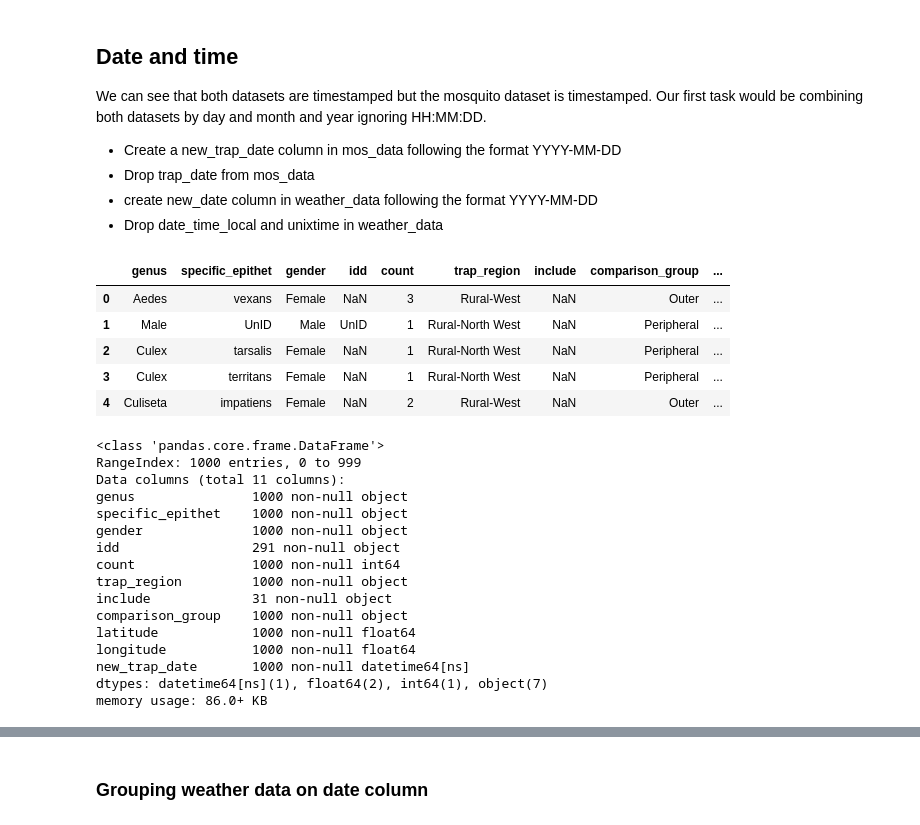
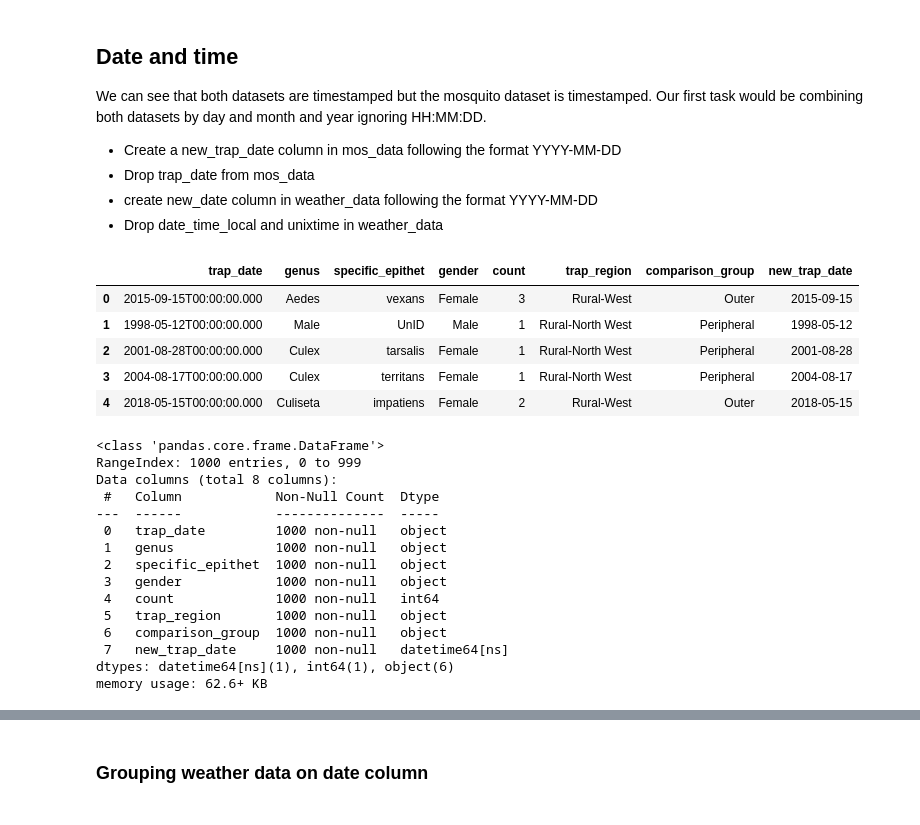
Before and after one commit to essamgouda97/ECE720-project1, a Jupyter notebook: task1_secondtrail.ipynb, the cells around one changed output, grey strips where cells are left out. Drawn from its saved outputs; the diff is of its cells as text; code cells hidden in the pictures.

```diff
--- a/task1_secondtrail.ipynb
+++ b/task1_secondtrail.ipynb
@@ -206,6 +211,13 @@ solar_radiation      17520
 dtype: int64
 # %%
 # drop visibility, cloud_cover_4, cloud_cover_8, cloud_cover_10, solar_radiation as they are all NaN, also humidex and windchill and windgust as they are mostly NaN and nothing that we can do about
-weather_data.drop(columns=["visibility", "cloud_cover_4", "cloud_cover_8", "cloud_cover_10", "solar_radiation", "wind_gust", "windchill", "humidex"], inplace=True)
-weather_data.head()
+weather_data=orig_weather_data.drop(columns=["visibility", "cloud_cover_4", "cloud_cover_8", "cloud_cover_10", "solar_radiation", "wind_gust", "windchill", "humidex"], inplace=False)
+# and drop the row with missing values
+#weather_data.dropna(inplace=True)
+print(weather_data.isnull().sum())
+#drop idd include
+mos_data=orig_mos_data.drop(columns=["idd","include","geocoded_column","latitude","longitude","geocoded_column"])
+#print(mos_data.isnull().sum())
+#mos_data.count()
+#weather_data.count()
 # %% [output]
@@ -225,16 +263,16 @@ Our first task would be combining both datasets by day and month and year ignori
 - Drop date_time_local and unixtime in weather_data
 # %%
 mos_data["new_trap_date"] = mos_data.apply(lambda x: x["trap_date"].split("T")[0], axis=1)
-mos_data.drop(columns=["trap_date", "geocoded_column"], inplace=True) #redundant
+#mos_data.drop(columns=["trap_date"], inplace=True) #redundant
 
 mos_data.head()
 # %% [output]
-|  | genus | specific_epithet | gender | idd | count | trap_region | include | comparison_group | ... |
-| 0 | Aedes | vexans | Female | NaN | 3 | Rural-West | NaN | Outer | ... |
-| 1 | Male | UnID | Male | UnID | 1 | Rural-North West | NaN | Peripheral | ... |
-| 2 | Culex | tarsalis | Female | NaN | 1 | Rural-North West | NaN | Peripheral | ... |
-| 3 | Culex | territans | Female | NaN | 1 | Rural-North West | NaN | Peripheral | ... |
-| 4 | Culiseta | impatiens | Female | NaN | 2 | Rural-West | NaN | Outer | ... |
+|  | trap_date | genus | specific_epithet | gender | count | trap_region | comparison_group | new_trap_date |
+| 0 | 2015-09-15T00:00:00.000 | Aedes | vexans | Female | 3 | Rural-West | Outer | 2015-09-15 |
+| 1 | 1998-05-12T00:00:00.000 | Male | UnID | Male | 1 | Rural-North West | Peripheral | 1998-05-12 |
+| 2 | 2001-08-28T00:00:00.000 | Culex | tarsalis | Female | 1 | Rural-North West | Peripheral | 2001-08-28 |
+| 3 | 2004-08-17T00:00:00.000 | Culex | territans | Female | 1 | Rural-North West | Peripheral | 2004-08-17 |
+| 4 | 2018-05-15T00:00:00.000 | Culiseta | impatiens | Female | 2 | Rural-West | Outer | 2018-05-15 |
 # %%
 #convert new_trap_date into datetime
 format = '%Y-%m-%d'
@@ -244,17 +282,16 @@ mos_data.info()
 # %% [output]
 <class 'pandas.core.frame.DataFrame'>
 RangeIndex: 1000 entries, 0 to 999
-Data columns (total 11 columns):
-genus               1000 non-null object
-specific_epithet    1000 non-null object
-gender              1000 non-null object
-idd                 291 non-null object
-count               1000 non-null int64
-trap_region         1000 non-null object
-include             31 non-null object
-comparison_group    1000 non-null object
-latitude            1000 non-null float64
-longitude           1000 non-null float64
-new_trap_date       1000 non-null datetime64[ns]
-dtypes: datetime64[ns](1), float64(2), int64(1), object(7)
-memory usage: 86.0+ KB
+Data columns (total 8 columns):
+ #   Column            Non-Null Count  Dtype
+---  ------            --------------  -----
+ 0   trap_date         1000 non-null   object
+ 1   genus             1000 non-null   object
+ 2   specific_epithet  1000 non-null   object
+ 3   gender            1000 non-null   object
+ 4   count             1000 non-null   int64
+ 5   trap_region       1000 non-null   object
+ 6   comparison_group  1000 non-null   object
+ 7   new_trap_date     1000 non-null   datetime64[ns]
+dtypes: datetime64[ns](1), int64(1), object(6)
+memory usage: 62.6+ KB
```
Also changed, not shown: parts of 103 cells of this notebook.
